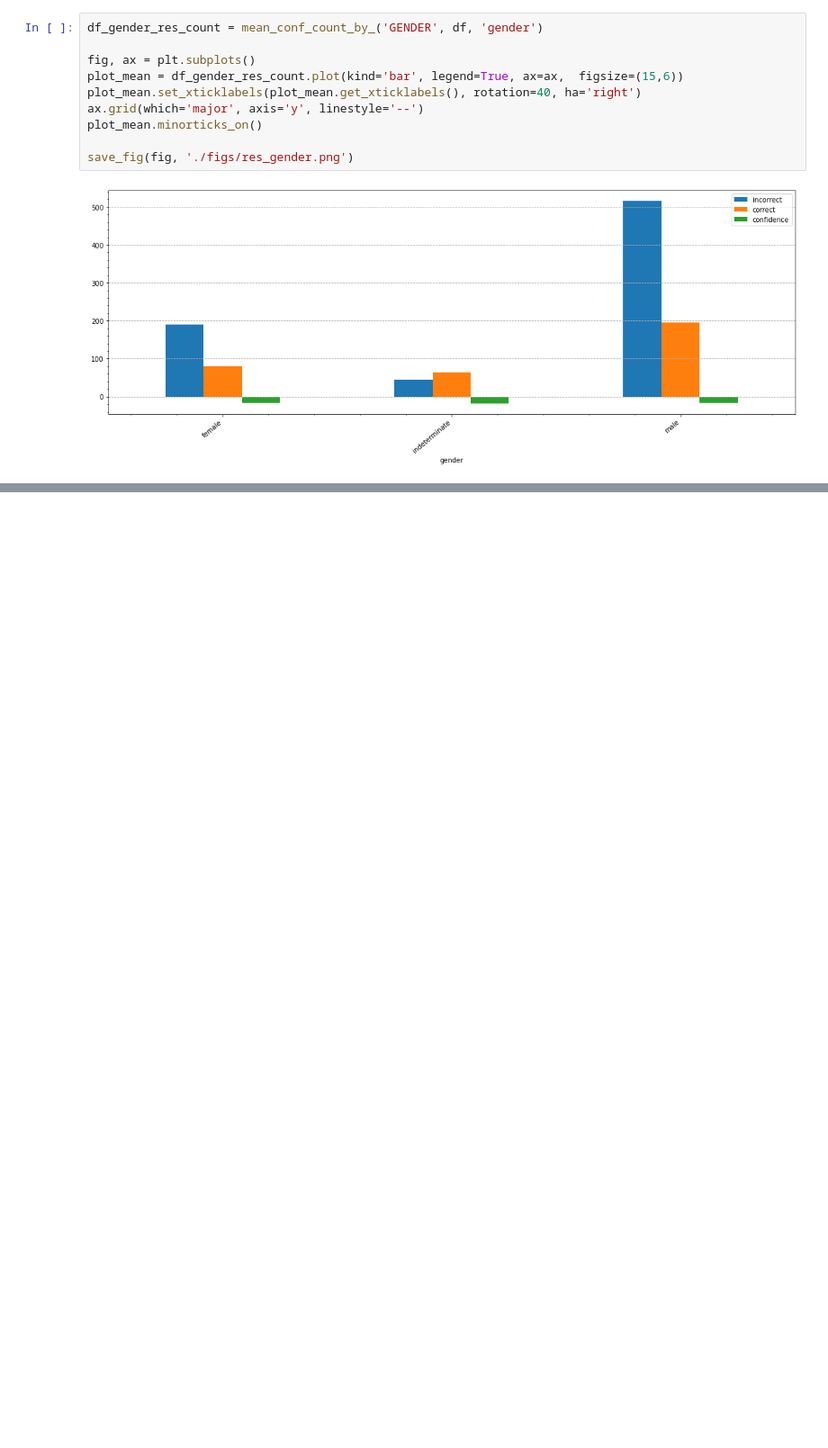
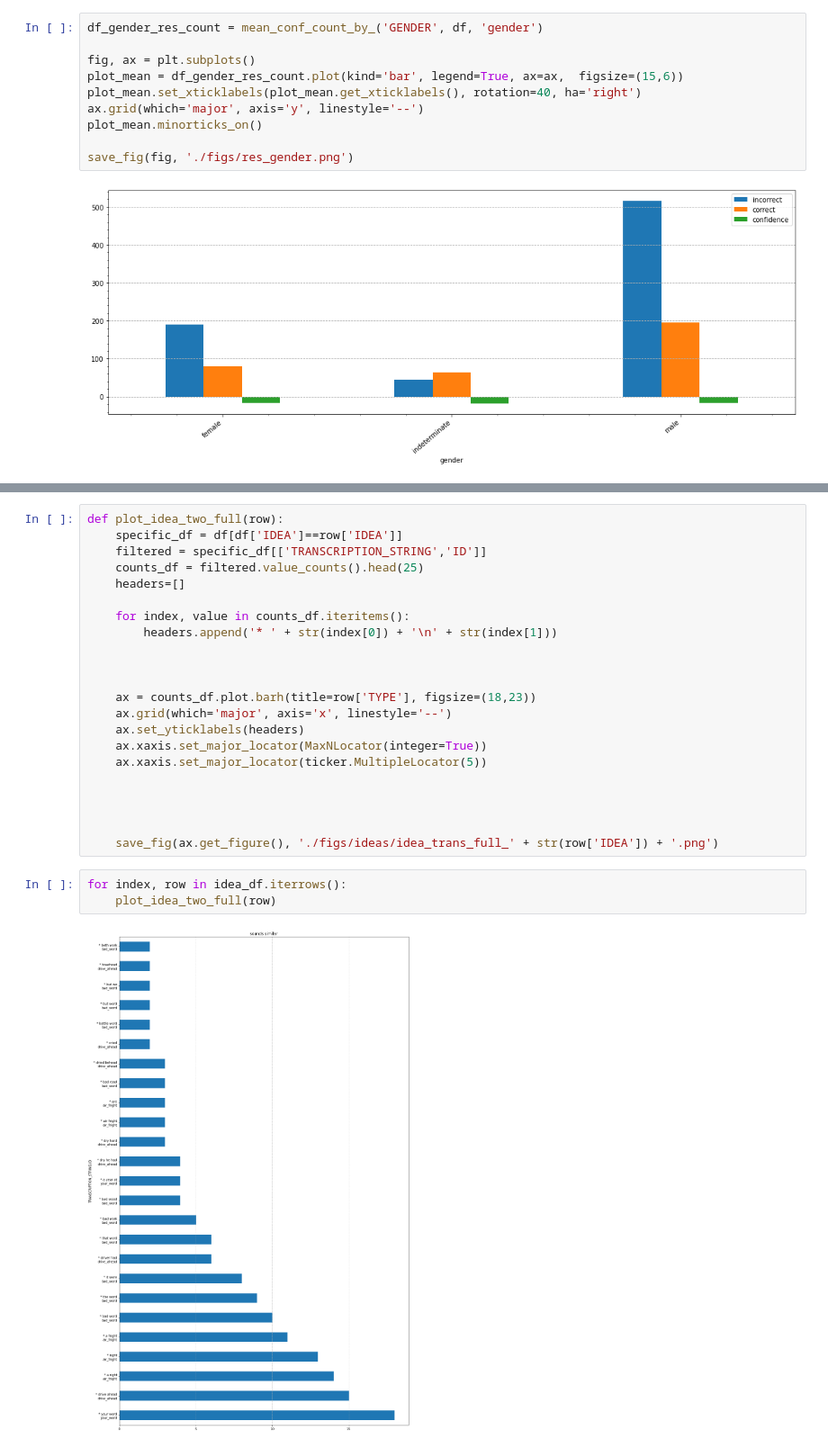
Before and after one commit to BlkPingu/VoiceControl, a Jupyter notebook: analysis/process_results.ipynb, the cells around one changed output, grey strips where cells are left out. Shown at 90% size. Cells and saved outputs as stored; diff of their text form; blank space fills up the shorter version.

```diff
--- a/analysis/process_results.ipynb
+++ b/analysis/process_results.ipynb
@@ -231,0 +369,27 @@ save_fig(fig, './figs/res_gender.png')
+# %%
+def plot_idea_two_full(row):
+    specific_df = df[df['IDEA']==row['IDEA']]
+    filtered = specific_df[['TRANSCRIPTION_STRING','ID']]
+    counts_df = filtered.value_counts().head(25)
+    headers=[]
+
+    for index, value in counts_df.iteritems():
+        headers.append('* ' + str(index[0]) + '\n' + str(index[1]))
+
+
+
+    ax = counts_df.plot.barh(title=row['TYPE'], figsize=(18,23))
+    ax.grid(which='major', axis='x', linestyle='--')
+    ax.set_yticklabels(headers)
+    ax.xaxis.set_major_locator(MaxNLocator(integer=True))
+    ax.xaxis.set_major_locator(ticker.MultipleLocator(5))
+
+
+
+
+    save_fig(ax.get_figure(), './figs/ideas/idea_trans_full_' + str(row['IDEA']) + '.png')
+# %%
+for index, row in idea_df.iterrows():
+    plot_idea_two_full(row)
+# %% [output]
+[figure, added]
```
Also changed, not shown: parts of 10 cells of this notebook.
